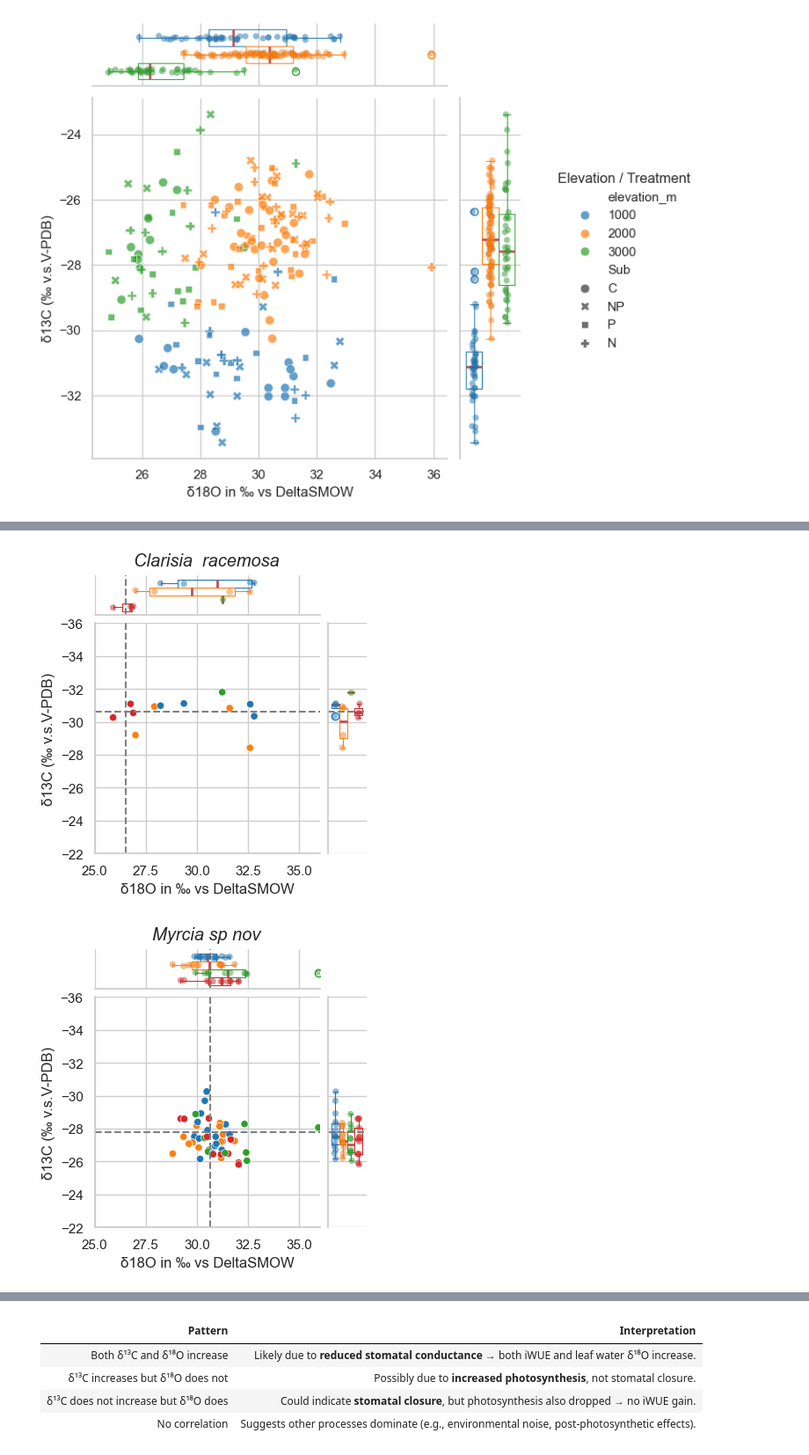
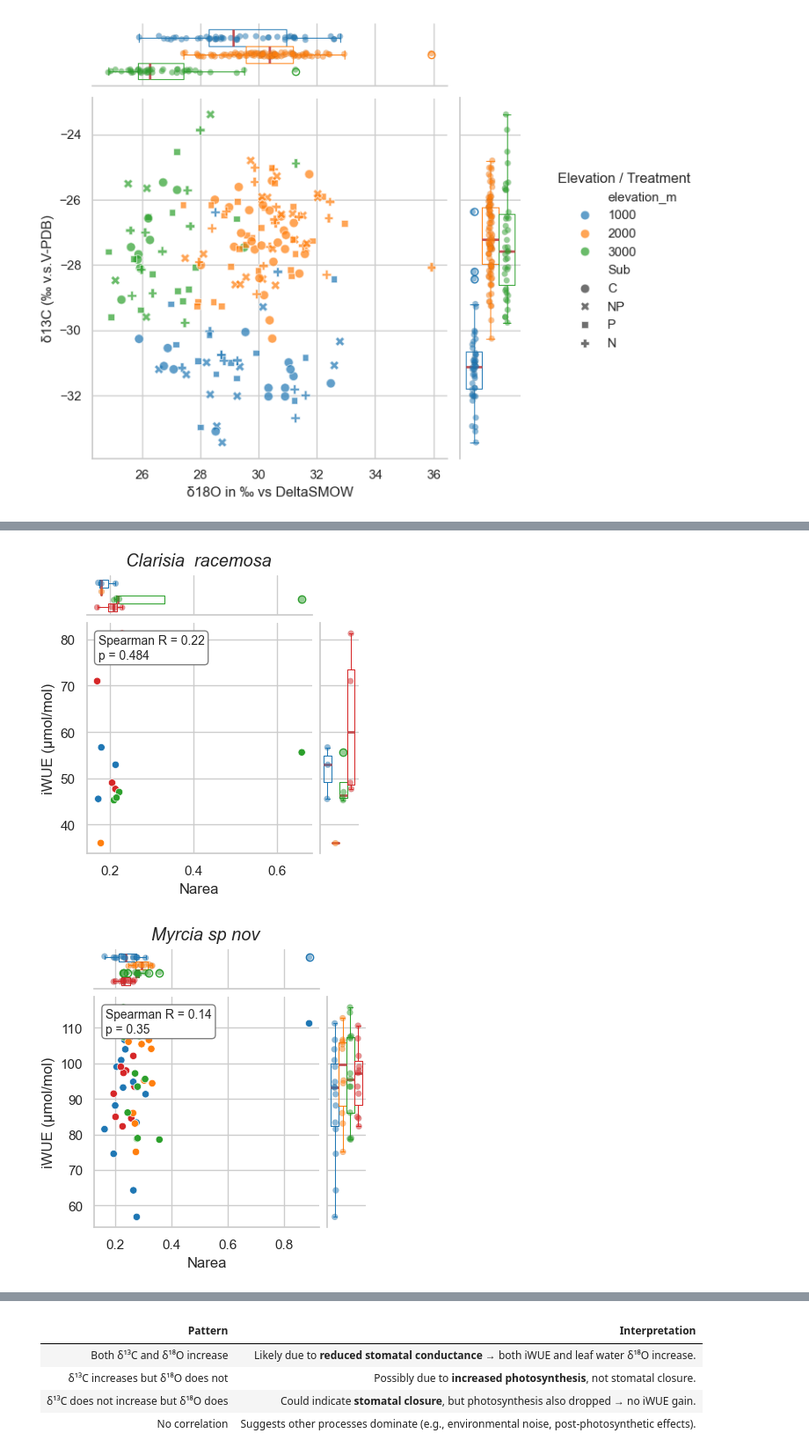
Before and after one commit to ajchavez94/NUMEX_preliminar, a Jupyter notebook: Preliminar.ipynb, the cells around one changed output, grey strips where cells are left out. Shown at 88% size. Cells and saved outputs as stored; diff of their text form; code cells hidden in the pictures.

Commit message:
Narea Nmass correlaciones

```diff
--- a/Preliminar.ipynb
+++ b/Preliminar.ipynb
@@ -611,15 +638,6 @@ P-value: 4.7922318347955185e-08
   'df': 3}]
 # %% [markdown]
 # modelos
-# %%
-
-data["Sub"] = data["Sub"].astype(str)
-
-data_numericas = data.select_dtypes(include=['number'])
-
-respuesta = [vp1,vp2,vp3,vp4,vp5,vp7]
-morfo =  [vf1,vf2,vf3,vf5,vf6,vf7]
-coef = data_numericas.corr(method="pearson")
 # %%
 g = sns.JointGrid(data=data, x=vp4, y=vp3, hue="elevation_m", palette="tab10")
 g.plot_joint(sns.scatterplot, data=data,          # 👈 CLAVE
@@ -645,6 +663,9 @@ g.fig.legend(
 <matplotlib.legend.Legend at 0x...>
 [figure]
 # %%
+#Not useful
+from scipy.stats import spearmanr
+
 especies = ["Pouteria torta",
   "Alchornea lojaensis",
   "Weinmania  loxensis",
@@ -654,18 +675,25 @@ especies = ["Pouteria torta",
 for especie in especies:
     df_name = "df_"+especie
     df_name = data[data["name"]== especie]
-    g = sns.JointGrid(data=df_name, x=vp4, y=vp3, hue="Sub", palette="tab10",height=4)
+    # Spearman (global, sin separar por Sub)
+    rho, pval = spearmanr(df_name["Narea"], df_name[iWUE], nan_policy="omit")
+
+    g = sns.JointGrid(data=df_name, x= "Narea", y=iWUE, hue="Sub", palette="tab10",height=4)
     g.plot_joint(sns.scatterplot, legend=False)
     g.plot_marginals(sns.stripplot, hue="Sub", linewidth=0.1,dodge=True,alpha=.5, legend=False)
     g.plot_marginals(sns.boxplot, hue="Sub",fill=False,linewidth=.75,
                  medianprops={"color": "r", "linewidth": 2},legend=False)
 
-    g.ax_joint.set_xlim(22, 36)
-    g.ax_joint.set_ylim(-22, -36 )
-    g.ax_marg_x.set_xlim(25 ,36)
-    #g.ax_marg_y.set_ylim(-22, -35)
-    mean_x= df_name[df_name["Sub"]=="C"][vp4].mean()
-    mean_y= df_name[df_name["Sub"]=="C"][vp3].mean()
-    g.refline(x=mean_x, y=mean_y) #means of the control
+    # 📌 Anotación Spearman
+    g.ax_joint.annotate(
+        f"Spearman R = {rho:.2f}\np = {pval:.3g}",
+        xy=(0.05, 0.95),
+        xycoords="axes fraction",
+        ha="left",
+        va="top",
+        fontsize=10,
+        bbox=dict(boxstyle="round", fc="white", ec="gray")
+    )
+
     g.fig.suptitle(especie, y=1.02, style="italic") #
 # %% [output]
@@ -675,2 +703,2 @@ for especie in especies:
-[figure, old version]
+[figure, new version]
-[figure, old version]
+[figure, new version]
```
Also changed, not shown: parts of 10 cells of this notebook, 30 other files.
